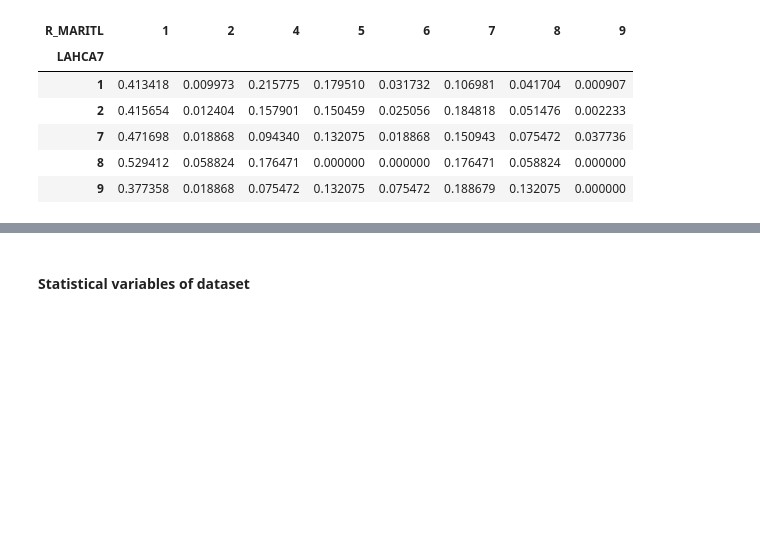
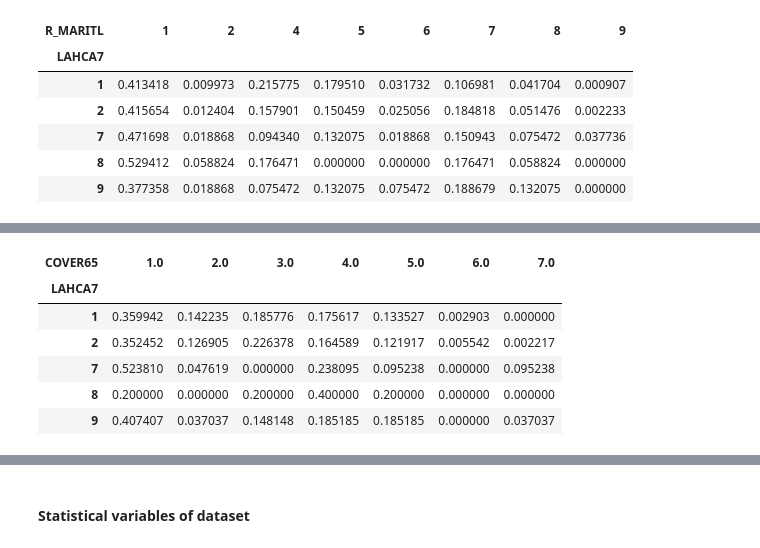
Before and after one commit to MaxShalom/arise, a Jupyter notebook: Social_Determinants_in_Health.ipynb, the cells around one changed output, grey strips where cells are left out. Drawn from its saved outputs; the diff is of its cells as text; code cells hidden in the pictures; blank space fills up the shorter version.

```diff
--- a/Social_Determinants_in_Health.ipynb
+++ b/Social_Determinants_in_Health.ipynb
@@ -149,0 +192,10 @@ pd.crosstab(persons_data.LAHCA7, persons_data.R_MARITL).apply(lambda r: r/r.sum(
+# %%
+pd.crosstab(persons_data.LAHCA7, persons_data.COVER65).apply(lambda r: r/r.sum(), axis=1)
+# %% [output]
+| COVER65 | 1.0 | 2.0 | 3.0 | 4.0 | 5.0 | 6.0 | 7.0 |
+| LAHCA7 |  |  |  |  |  |  |  |
+| 1 | 0.359942 | 0.142235 | 0.185776 | 0.175617 | 0.133527 | 0.002903 | 0.000000 |
+| 2 | 0.352452 | 0.126905 | 0.226378 | 0.164589 | 0.121917 | 0.005542 | 0.002217 |
+| 7 | 0.523810 | 0.047619 | 0.000000 | 0.238095 | 0.095238 | 0.000000 | 0.095238 |
+| 8 | 0.200000 | 0.000000 | 0.200000 | 0.400000 | 0.200000 | 0.000000 | 0.000000 |
+| 9 | 0.407407 | 0.037037 | 0.148148 | 0.185185 | 0.185185 | 0.000000 | 0.037037 |
```
Also changed, not shown: parts of 22 cells of this notebook, 3 other files.
